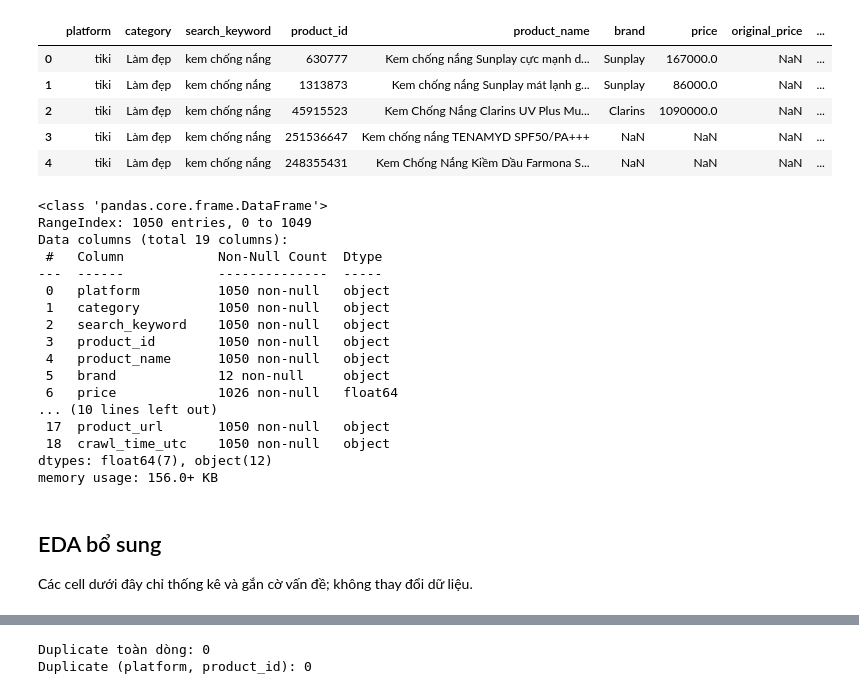
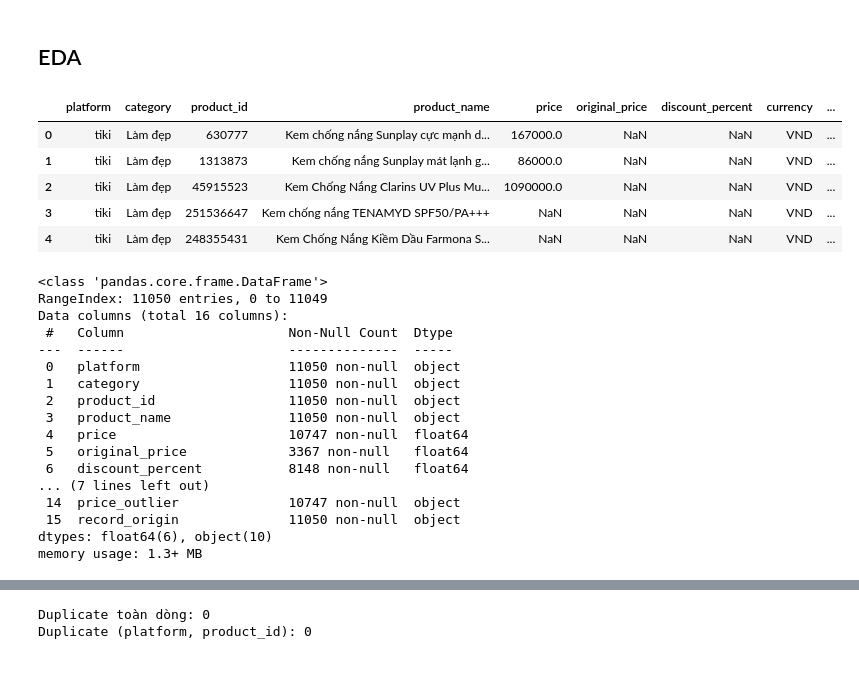
Before and after one commit to Leonn2285/Ecommerce_Analysis-, a Jupyter notebook: EDA.ipynb, the cells around one changed output, grey strips where cells are left out. Drawn from its saved outputs; the diff is of its cells as text; code cells hidden in the pictures.

Commit message:
add data

```diff
--- a/EDA.ipynb
+++ b/EDA.ipynb
@@ -1,33 +1,35 @@
 # %%
 import pandas as pd
+# %% [markdown]
+## EDA
 # %%
-df = pd.read_csv('data/marketplace_products.csv')
+df = pd.read_csv('data/marketplace_products_combined_11k.csv')
 df.head()
 # %% [output]
-|  | platform | category | search_keyword | product_id | product_name | brand | price | original_price | ... |
-| 0 | tiki | Làm đẹp | kem chống nắng | 630777 | Kem chống nắng Sunplay cực mạnh d... | Sunplay | 167000.0 | NaN | ... |
-| 1 | tiki | Làm đẹp | kem chống nắng | 1313873 | Kem chống nắng Sunplay mát lạnh g... | Sunplay | 86000.0 | NaN | ... |
-| 2 | tiki | Làm đẹp | kem chống nắng | 45915523 | Kem Chống Nắng Clarins UV Plus Mu... | Clarins | 1090000.0 | NaN | ... |
-| 3 | tiki | Làm đẹp | kem chống nắng | 251536647 | Kem chống nắng TENAMYD SPF50/PA+++ | NaN | NaN | NaN | ... |
-| 4 | tiki | Làm đẹp | kem chống nắng | 248355431 | Kem Chống Nắng Kiềm Dầu Farmona S... | NaN | NaN | NaN | ... |
+|  | platform | category | product_id | product_name | price | original_price | discount_percent | currency | ... |
+| 0 | tiki | Làm đẹp | 630777 | Kem chống nắng Sunplay cực mạnh d... | 167000.0 | NaN | NaN | VND | ... |
+| 1 | tiki | Làm đẹp | 1313873 | Kem chống nắng Sunplay mát lạnh g... | 86000.0 | NaN | NaN | VND | ... |
+| 2 | tiki | Làm đẹp | 45915523 | Kem Chống Nắng Clarins UV Plus Mu... | 1090000.0 | NaN | NaN | VND | ... |
+| 3 | tiki | Làm đẹp | 251536647 | Kem chống nắng TENAMYD SPF50/PA+++ | NaN | NaN | NaN | VND | ... |
+| 4 | tiki | Làm đẹp | 248355431 | Kem Chống Nắng Kiềm Dầu Farmona S... | NaN | NaN | NaN | VND | ... |
 # %%
 df.info()
 # %% [output]
 <class 'pandas.core.frame.DataFrame'>
-RangeIndex: 1050 entries, 0 to 1049
-Data columns (total 19 columns):
- #   Column            Non-Null Count  Dtype
----  ------            --------------  -----
- 0   platform          1050 non-null   object
- 1   category          1050 non-null   object
- 2   search_keyword    1050 non-null   object
- 3   product_id        1050 non-null   object
- 4   product_name      1050 non-null   object
- 5   brand             12 non-null     object
- 6   price             1026 non-null   float64
-... (10 lines left out)
- 17  product_url       1050 non-null   object
- 18  crawl_time_utc    1050 non-null   object
-dtypes: float64(7), object(12)
-memory usage: 156.0+ KB
+RangeIndex: 11050 entries, 0 to 11049
+Data columns (total 16 columns):
+ #   Column                     Non-Null Count  Dtype
+---  ------                     --------------  -----
+ 0   platform                   11050 non-null  object
+ 1   category                   11050 non-null  object
+ 2   product_id                 11050 non-null  object
+ 3   product_name               11050 non-null  object
+ 4   price                      10747 non-null  float64
+ 5   original_price             3367 non-null   float64
+ 6   discount_percent           8148 non-null   float64
+... (7 lines left out)
+ 14  price_outlier              10747 non-null  object
+ 15  record_origin              11050 non-null  object
+dtypes: float64(6), object(10)
+memory usage: 1.3+ MB
 # %%
@@ -35,3 +36,0 @@ df.drop(columns=['brand', 'search_keyword', 'seller_name', 'seller_rating', 'ava
-# %% [markdown]
-## EDA bổ sung
-Các cell dưới đây chỉ thống kê và gắn cờ vấn đề; không thay đổi dữ liệu.
```
Also changed, not shown: parts of 12 cells of this notebook, 3 other files.
